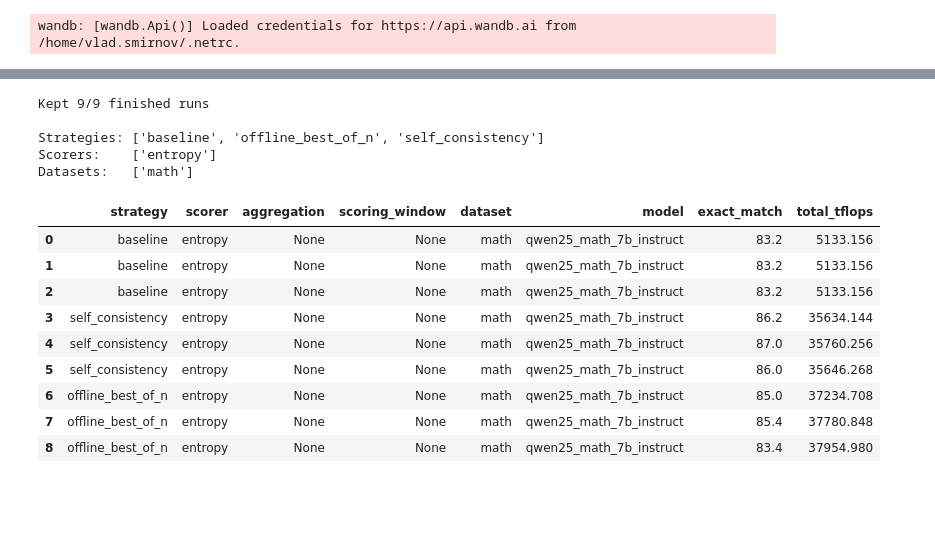
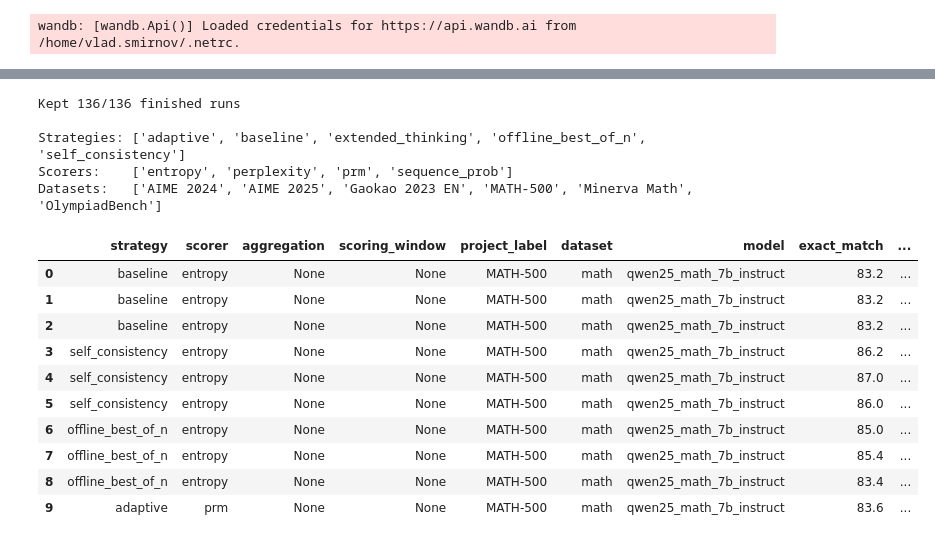
Before and after one commit to IINemo/llm-tts-service, a Jupyter notebook: notebooks/wandb_results_analysis.ipynb, the cells around one changed output, grey strips where cells are left out. Drawn from its saved outputs; the diff is of its cells as text; code cells hidden in the pictures; blank space fills up the shorter version.

```diff
--- a/notebooks/wandb_results_analysis.ipynb
+++ b/notebooks/wandb_results_analysis.ipynb
@@ -679,7 +685,10 @@ def fetch_run(entity: str, project: str, run_id: str, group_name: str, seed: int
         "max_steps": strategy_cfg.get("max_steps"),
         # summary metrics
         "exact_match": s.get("exact_match/accuracy"),
-        "llm_judge_accuracy": s.get("llm_judge/accuracy"),
+        "llm_judge_accuracy": next(
+            (v for k, v in s.items() if k.startswith("llm_judge") and k.endswith("/accuracy")),
+            None,
+        ),
         "avg_reasoning_steps": s.get("avg_reasoning_steps_per_trajectory"),
         "total_tokens": s.get("compute/total_tokens"),
         "total_input_tokens": s.get("compute/total_input_tokens"),
@@ -697,7 +706,7 @@ def fetch_run(entity: str, project: str, run_id: str, group_name: str, seed: int
 
 # Fetch all specified runs (skip entries with empty group_url or runs)
 records = []
-for entry in EXPERIMENT_RUNS:
+for entry in tqdm(EXPERIMENT_RUNS, desc="Fetching runs"):
     if not entry.get("group_url") or not entry.get("runs"):
         continue
 
@@ -712,8 +721,20 @@ for entry in EXPERIMENT_RUNS:
             record = fetch_run(run_info["entity"], run_info["project"],
                                run_info["run_id"], group_name, seed)
             records.append(record)
-            print(f"  seed={seed}  {record['state']}  "
-                  f"exact_match={record.get('exact_match')}")
+            em = record.get("exact_match")
+            llm = record.get("llm_judge_accuracy")
+            if em is not None and llm is not None:
+                diff = abs(em - llm)
+                if diff > 0.10:
+                    print(f"  ⚠ seed={seed}  {record['state']}  "
+                          f"exact_match={em:.4f}  llm_judge={llm:.4f}  "
+                          f"Δ={diff:.4f} — METRICS DIVERGE >10%")
+                else:
+                    print(f"  seed={seed}  {record['state']}  "
+                          f"exact_match={em:.4f}  llm_judge={llm:.4f}")
+            else:
+                print(f"  seed={seed}  {record['state']}  "
+                      f"exact_match={em}  llm_judge={llm}")
         except Exception as e:
             print(f"  ERROR fetching seed={seed}: {e}")
 
@@ -837,49 +882,66 @@ for col, gcol in [("strategy", "_group_strategy"), ("scorer", "_group_scorer"),
                    ("scoring_window", "_group_window"),
                    ("dataset", "_group_dataset"), ("model", "_group_model")]:
     df[col] = df[col].fillna(df[gcol])
 
 # Drop helper columns
 df.drop(columns=[c for c in df.columns if c.startswith("_group_")], inplace=True)
 
 # Filter to finished runs only
 n_before = len(df)
 df = df[df["state"] == "finished"].copy()
 print(f"Kept {len(df)}/{n_before} finished runs")
 
 # Optional group filter
 if GROUP_FILTERS:
     mask = df["group"].apply(lambda g: any(f in (g or "") for f in GROUP_FILTERS))
     df = df[mask].copy()
     print(f"After group filter: {len(df)} runs")
 
+# Create human-readable project label from wandb project name
+PROJECT_LABEL_MAP = {
+    "llm-tts-eval-math500": "MATH-500",
+    "llm-tts-eval-minerva-math": "Minerva Math",
+    "llm-tts-eval-minerva_math": "Minerva Math",
+    "llm-tts-eval-gaokao2023en": "Gaokao 2023 EN",
+    "llm-tts-eval-olympiadbench": "OlympiadBench",
+    "llm-tts-eval-gpqa-diamond": "GPQA Diamond",
+    "llm-tts-eval-gpqa_diamond": "GPQA Diamond",
+    "llm-tts-eval-aime24": "AIME 2024",
+    "llm-tts-eval-aime2024": "AIME 2024",
+    "llm-tts-eval-aime25": "AIME 2025",
+    "llm-tts-eval-aime2025": "AIME 2025",
+}
+df["project_label"] = df["project"].map(PROJECT_LABEL_MAP).fillna(df["project"])
+
 # Normalize accuracy to percentage
 for col in ["exact_match", "llm_judge_accuracy"]:
     if col in df.columns:
         # If values look like fractions (0-1), convert to pct
         mask = df[col].notna() & (df[col] <= 1.0)
         df.loc[mask, col] = df.loc[mask, col] * 100
 
 print(f"\nStrategies: {sorted(df['strategy'].dropna().unique())}")
 print(f"Scorers:    {sorted(df['scorer'].dropna().unique())}")
-print(f"Datasets:   {sorted(df['dataset'].dropna().unique())}")
-df[["strategy", "scorer", "aggregation", "scoring_window", "dataset", "model",
+print(f"Datasets:   {sorted(df['project_label'].dropna().unique())}")
+df[["strategy", "scorer", "aggregation", "scoring_window", "project_label", "dataset", "model",
     "exact_match", "total_tflops"]].head(10)
 # %% [output]
-Kept 9/9 finished runs
+Kept 136/136 finished runs
 
-Strategies: ['baseline', 'offline_best_of_n', 'self_consistency']
-Scorers:    ['entropy']
-Datasets:   ['math']
+Strategies: ['adaptive', 'baseline', 'extended_thinking', 'offline_best_of_n', 'self_consistency']
+Scorers:    ['entropy', 'perplexity', 'prm', 'sequence_prob']
+Datasets:   ['AIME 2024', 'AIME 2025', 'Gaokao 2023 EN', 'MATH-500', 'Minerva Math', 'OlympiadBench']
-|  | strategy | scorer | aggregation | scoring_window | dataset | model | exact_match | total_tflops |
-| 0 | baseline | entropy | None | None | math | qwen25_math_7b_instruct | 83.2 | 5133.156 |
-| 1 | baseline | entropy | None | None | math | qwen25_math_7b_instruct | 83.2 | 5133.156 |
-| 2 | baseline | entropy | None | None | math | qwen25_math_7b_instruct | 83.2 | 5133.156 |
-| 3 | self_consistency | entropy | None | None | math | qwen25_math_7b_instruct | 86.2 | 35634.144 |
-| 4 | self_consistency | entropy | None | None | math | qwen25_math_7b_instruct | 87.0 | 35760.256 |
-| 5 | self_consistency | entropy | None | None | math | qwen25_math_7b_instruct | 86.0 | 35646.268 |
-| 6 | offline_best_of_n | entropy | None | None | math | qwen25_math_7b_instruct | 85.0 | 37234.708 |
-| 7 | offline_best_of_n | entropy | None | None | math | qwen25_math_7b_instruct | 85.4 | 37780.848 |
-| 8 | offline_best_of_n | entropy | None | None | math | qwen25_math_7b_instruct | 83.4 | 37954.980 |
+|  | strategy | scorer | aggregation | scoring_window | project_label | dataset | model | exact_match | ... |
+| 0 | baseline | entropy | None | None | MATH-500 | math | qwen25_math_7b_instruct | 83.2 | ... |
+| 1 | baseline | entropy | None | None | MATH-500 | math | qwen25_math_7b_instruct | 83.2 | ... |
+| 2 | baseline | entropy | None | None | MATH-500 | math | qwen25_math_7b_instruct | 83.2 | ... |
+| 3 | self_consistency | entropy | None | None | MATH-500 | math | qwen25_math_7b_instruct | 86.2 | ... |
+| 4 | self_consistency | entropy | None | None | MATH-500 | math | qwen25_math_7b_instruct | 87.0 | ... |
+| 5 | self_consistency | entropy | None | None | MATH-500 | math | qwen25_math_7b_instruct | 86.0 | ... |
+| 6 | offline_best_of_n | entropy | None | None | MATH-500 | math | qwen25_math_7b_instruct | 85.0 | ... |
+| 7 | offline_best_of_n | entropy | None | None | MATH-500 | math | qwen25_math_7b_instruct | 85.4 | ... |
+| 8 | offline_best_of_n | entropy | None | None | MATH-500 | math | qwen25_math_7b_instruct | 83.4 | ... |
+| 9 | adaptive | prm | None | None | MATH-500 | math | qwen25_math_7b_instruct | 83.6 | ... |
 # %%
 # ── Seed Averaging ────────────────────────────────────────────────────────────
 
```
Also changed, not shown: parts of 22 cells of this notebook, 2 other files.
